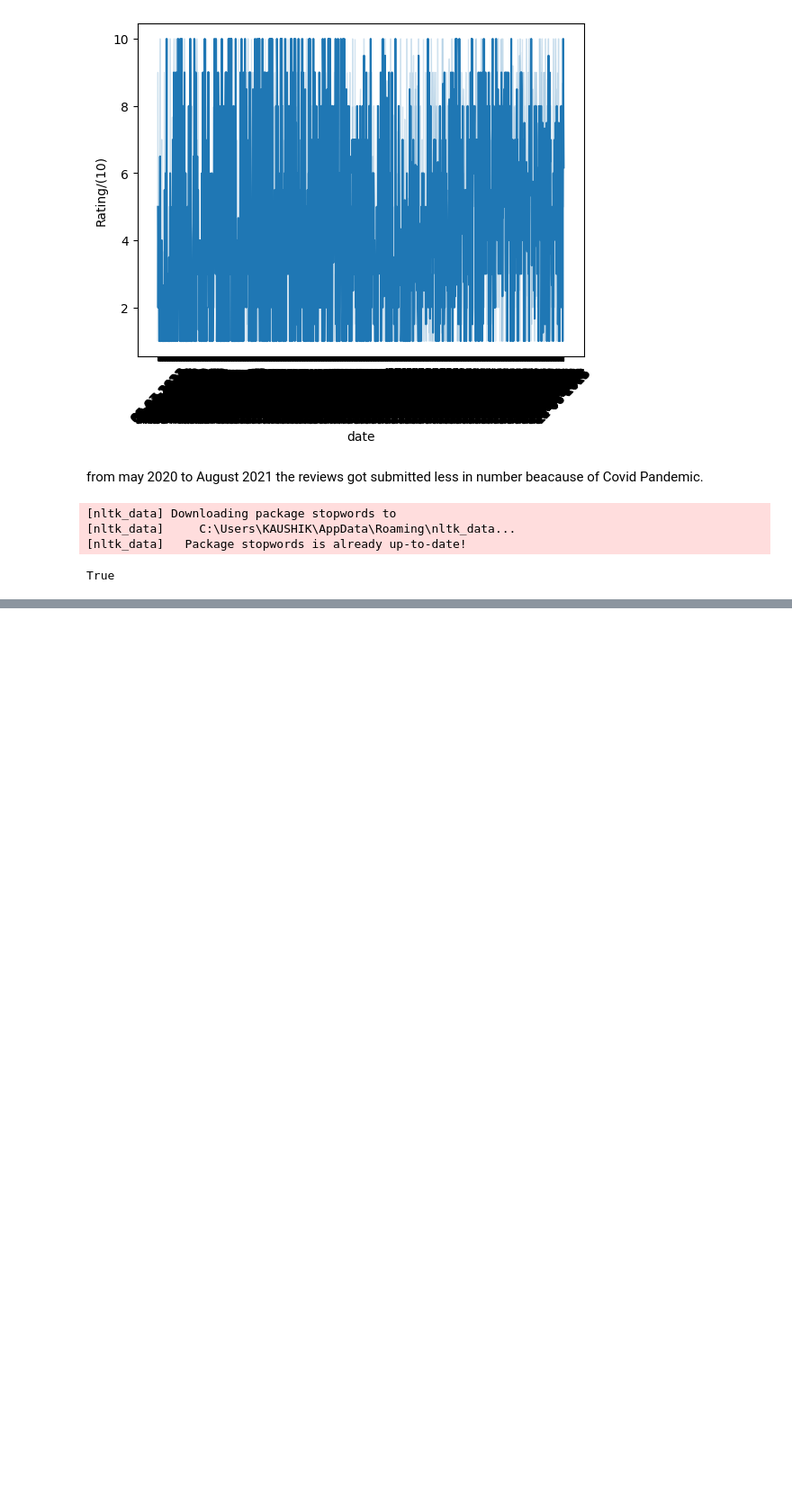
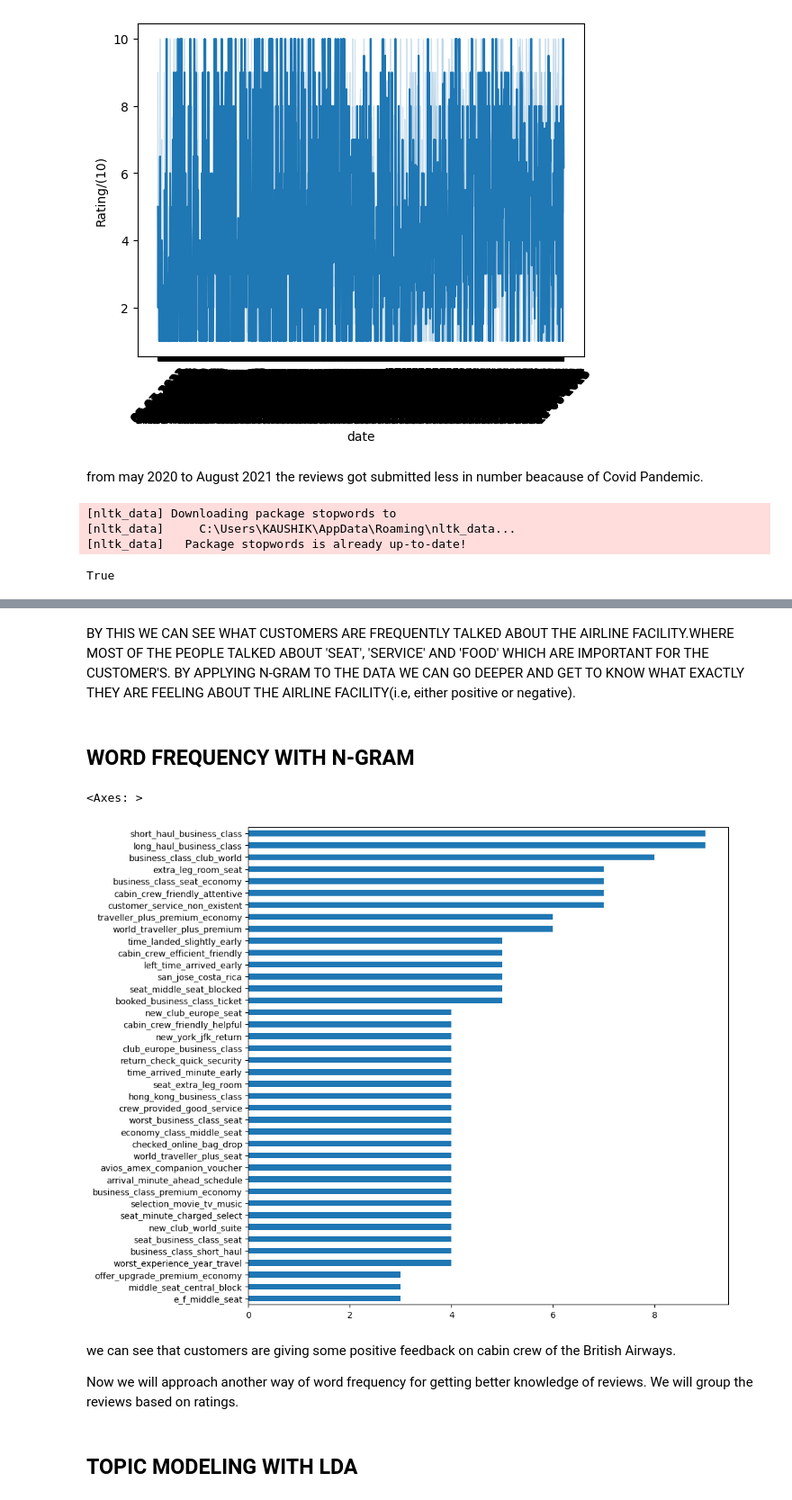
Before and after one commit to kaushik1064/ml-project, a Jupyter notebook: src/notebook/eda.ipynb, the cells around one changed output, grey strips where cells are left out. Shown at 90% size. Saved outputs shown, nothing was run; the diff lists cells and outputs as text; code cells hidden in the pictures; blank space fills up the shorter version.

Commit message:
Data Ingestion

```diff
--- a/src/notebook/eda.ipynb
+++ b/src/notebook/eda.ipynb
@@ -422,0 +512,41 @@ NameError: name 'WordCloud' is not defined
+# %% [markdown]
+BY THIS WE CAN SEE WHAT CUSTOMERS ARE FREQUENTLY TALKED ABOUT THE AIRLINE FACILITY.WHERE MOST OF THE PEOPLE TALKED ABOUT 'SEAT', 'SERVICE' AND 'FOOD' WHICH ARE IMPORTANT FOR THE CUSTOMER'S. BY APPLYING N-GRAM TO THE DATA WE CAN GO DEEPER AND GET TO KNOW WHAT EXACTLY THEY ARE FEELING ABOUT THE AIRLINE FACILITY(i.e, either positive or negative).
+# %% [markdown]
+## WORD FREQUENCY WITH N-GRAM
+# %%
+import nltk.collocations as collocations
+from nltk import FreqDist, bigrams
+
+reviews = ' '.join(corpus_)
+
+words = reviews.split(" ")
+
+new_words = [word for word in words if word not in stopwords]
+
+def get_freq_dist(new_words,number_of_ngrams):
+    from nltk import ngrams
+
+    ngrams = ngrams(new_words,number_of_ngrams)
+
+    ngram_fd = FreqDist(ngrams).most_common(40)
+
+    ngram_sorted = {k:v for k,v in sorted(ngram_fd,key=lambda item:item[1])}
+
+    ngram_joined = {'_'.join(k):v for k,v in sorted(ngram_fd,key=lambda item:item[1])}
+
+    ngram_freqdist = pd.Series(ngram_joined)
+
+    plt.figure(figsize=(10,10))
+    ax = ngram_freqdist.plot(kind = 'barh')
+
+    return ax
+get_freq_dist(new_words,4)
+# %% [output]
+<Axes: >
+[figure, added]
+# %% [markdown]
+we can see that customers are giving some positive feedback on cabin crew of the British Airways.
+
+Now we will approach another way of word frequency for getting better knowledge of reviews. We will group the reviews based on ratings.
+# %% [markdown]
+## TOPIC MODELING WITH LDA
```
Also changed, not shown: parts of 17 cells of this notebook, 7 other files.
